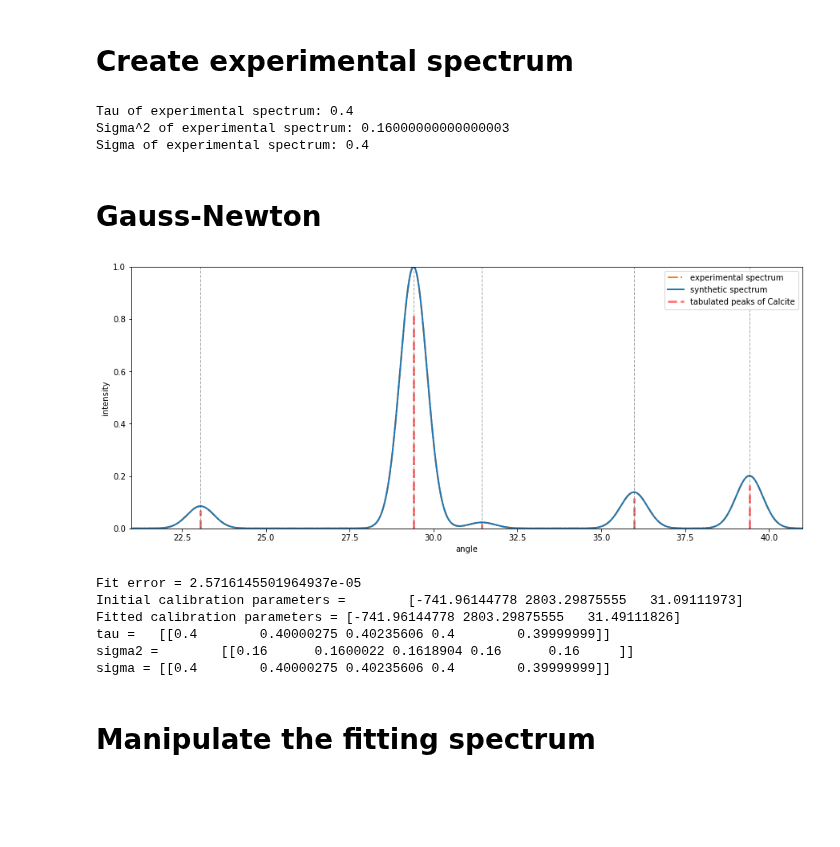
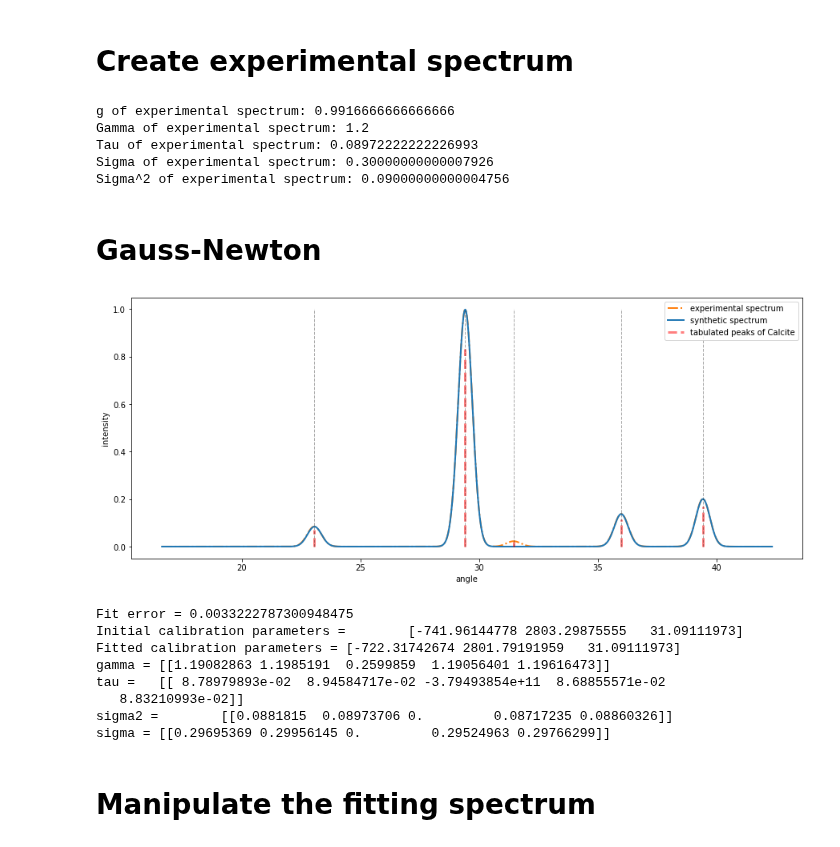
Before and after one commit to zpreisler/XRDXRFutils, a Jupyter notebook: test_calibration.ipynb, the cells around one changed output. Saved outputs shown, nothing was run; the diff lists cells and outputs as text; code cells hidden in the pictures; blank space fills up the shorter version.

```diff
--- a/test_calibration.ipynb
+++ b/test_calibration.ipynb
@@ -21,15 +22,19 @@ min_theta = 16
 max_theta = 42
 min_intensity = None
 
-g_experimental = 1
-rescale_peak_experimental = GaussNewton.w(g_experimental)
-#tau_experimental = 0.1
-tau_experimental = 0.4
+gamma_experimental = 1.2
+sigma_experimental = 0.3
 shift_angle = -0.4
 
+g_experimental = sp.optimize.newton(lambda x: GaussNewton.w(x) - gamma_experimental, x0 = gamma_experimental)
+sigma2_experimental = sigma_experimental**2
+tau_experimental = sp.optimize.newton(lambda x: GaussNewton.u(x) - sigma2_experimental, x0 = sigma2_experimental)
+
+print(f'g of experimental spectrum: {g_experimental}')
+print(f'Gamma of experimental spectrum: {gamma_experimental}')
 print(f'Tau of experimental spectrum: {tau_experimental}')
+print(f'Sigma of experimental spectrum: {np.sqrt(GaussNewton.u(tau_experimental))}')
 print(f'Sigma^2 of experimental spectrum: {GaussNewton.u(tau_experimental)}')
-print(f'Sigma of experimental spectrum: {np.sqrt(GaussNewton.u(tau_experimental))}')
 
 spectrum_dummy = SpectraXRD().from_array(np.ones(1280))
 spectrum_dummy.opt = calibration_right
@@ -40,14 +45,16 @@ spectrum_sample = SpectraXRD().from_array(fit_dummy.z())
 spectrum_sample.opt = calibration_right
 spectrum_sample.intensity = fit_dummy.z() / fit_dummy.z().max()
 # %% [output]
-Tau of experimental spectrum: 0.4
-Sigma^2 of experimental spectrum: 0.16000000000000003
-Sigma of experimental spectrum: 0.4
+g of experimental spectrum: 0.9916666666666666
+Gamma of experimental spectrum: 1.2
+Tau of experimental spectrum: 0.08972222222226993
+Sigma of experimental spectrum: 0.30000000000007926
+Sigma^2 of experimental spectrum: 0.09000000000004756
 # %% [markdown]
 # Gauss-Newton
 # %%
 fit_sample = GaussNewton(phase_chosen, spectrum_sample, min_theta = min_theta, max_theta = max_theta, min_intensity = min_intensity)
-fit_sample.I /= rescale_peak_experimental
+fit_sample.I /= gamma_experimental
 opt_initial = fit_sample.opt.copy()
 # %%
 for idx in range(1):
@@ -59,37 +66,40 @@ for idx in range(1):
     #fit_sample.fit(a = True, s = True, beta = True, sigma = True)
     #fit_sample.fit(a = True, beta = True, sigma = True)
     #fit_sample.fit(beta = True, sigma = True)
-    fit_sample.fit(beta = True, gamma = True, sigma = True)
-    #fit_sample.fit(a = True, s = True, gamma = True, sigma = True)
+    #fit_sample.fit(beta = True, gamma = True, sigma = True)
+    fit_sample.fit(a = True, s = True, gamma = True, sigma = True)
     #fit_sample.fit(a = True, beta = True, gamma = True, sigma = True)
     #fit_sample.fit(a = True, s = True, beta = True, gamma = True, sigma = True)
 # %%
 fig, ax = plt.subplots(figsize = (15, 6))
 ax.plot(fit_sample.theta, fit_sample.intensity, ls = '-.', lw = 2, c = 'tab:orange', label = 'experimental spectrum')
 ax.plot(fit_sample.theta, fit_sample.z(), ls = '-', lw = 2, c = 'tab:blue', label = 'synthetic spectrum')
 ax.vlines(fit_sample.mu, 0, fit_sample.I, 'r', alpha = 0.5, ls = '--', lw = 3, label = 'tabulated peaks of ' + phase_chosen['_chemical_name_mineral'])
 ax.vlines(fit_sample.mu, 0, 1, 'k', alpha = 0.33, ls = '--', lw = 1)
 ax.set_xlabel('angle')
 ax.set_ylabel('intensity')
 ax.legend()
-ax.set_xlim(21, 41)
-ax.set_ylim(0, 1)
+#ax.set_xlim(21, 41)
+#ax.set_ylim(0, 1)
 plt.show()
 
 print(f'Fit error = {fit_sample.fit_error()}')
 print(f'Initial calibration parameters =\t{opt_initial}')
 print(f'Fitted calibration parameters =\t{fit_sample.opt}')
+print(f'gamma =\t{fit_sample.gamma}')
 print(f'tau =\t{fit_sample.tau}')
 print(f'sigma2 =\t{fit_sample.sigma2}')
 print(f'sigma =\t{np.sqrt(fit_sample.sigma2)}')
 # %% [output]
-[figure, old version]
+[figure, new version]
-Fit error = 2.5716145501964937e-05
+Fit error = 0.0033222787300948475
 Initial calibration parameters =        [-741.96144778 2803.29875555   31.09111973]
-Fitted calibration parameters = [-741.96144778 2803.29875555   31.49111826]
-tau =   [[0.4        0.40000275 0.40235606 0.4        0.39999999]]
-sigma2 =        [[0.16      0.1600022 0.1618904 0.16      0.16     ]]
-sigma = [[0.4        0.40000275 0.40235606 0.4        0.39999999]]
+Fitted calibration parameters = [-722.31742674 2801.79191959   31.09111973]
+gamma = [[1.19082863 1.1985191  0.2599859  1.19056401 1.19616473]]
+tau =   [[ 8.78979893e-02  8.94584717e-02 -3.79493854e+11  8.68855571e-02
+   8.83210993e-02]]
+sigma2 =        [[0.0881815  0.08973706 0.         0.08717235 0.08860326]]
+sigma = [[0.29695369 0.29956145 0.         0.29524963 0.29766299]]
 # %% [markdown]
 # Manipulate the fitting spectrum
 # %%
```
Also changed, not shown: parts of 1 cell of this notebook.
